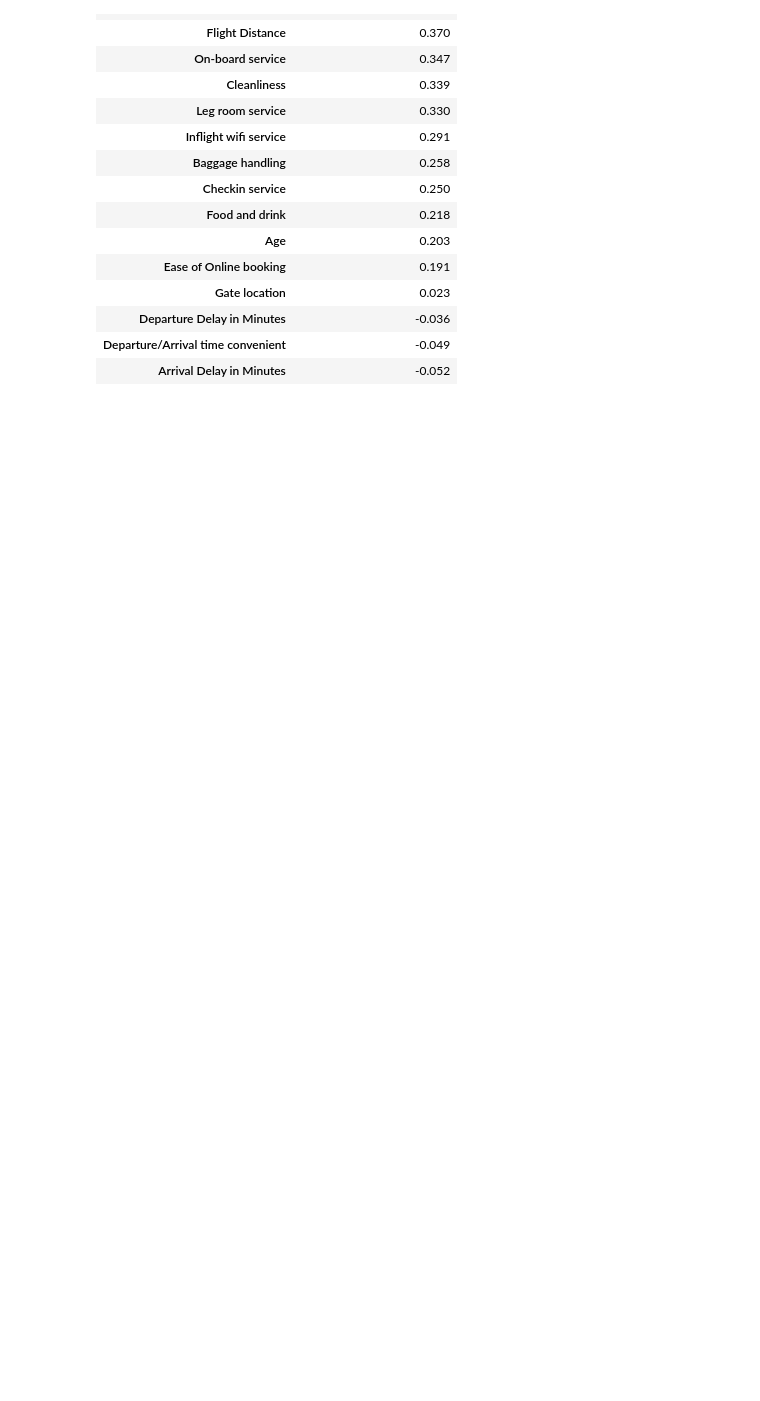
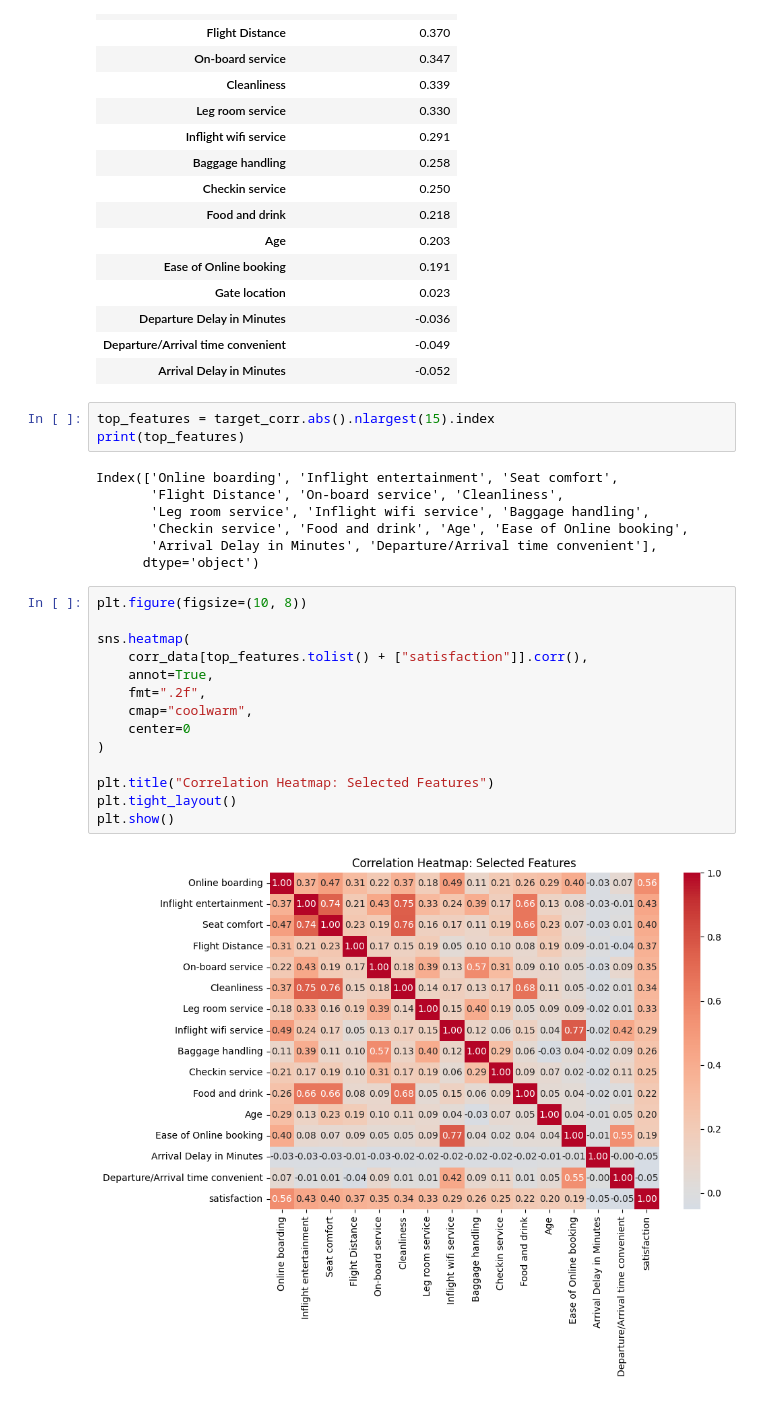
Before and after one commit to Aman-Sharma1812/Predicting-Airline-Satisfaction, a Jupyter notebook: predicting-airline-satisfaction.ipynb, the cells around one changed output. Cells and saved outputs as stored; diff of their text form; blank space fills up the shorter version.

Commit message:
Kaggle Notebook | Predicting Airline Satisfaction | Version 5

```diff
--- a/predicting-airline-satisfaction.ipynb
+++ b/predicting-airline-satisfaction.ipynb
@@ -335,3 +335,29 @@ display(target_corr.to_frame("Correlation with satisfaction").round(3))
 | Departure Delay in Minutes | -0.036 |
 | Departure/Arrival time convenient | -0.049 |
 | Arrival Delay in Minutes | -0.052 |
+# %%
+top_features = target_corr.abs().nlargest(15).index
+print(top_features)
+# %% [output]
+Index(['Online boarding', 'Inflight entertainment', 'Seat comfort',
+       'Flight Distance', 'On-board service', 'Cleanliness',
+       'Leg room service', 'Inflight wifi service', 'Baggage handling',
+       'Checkin service', 'Food and drink', 'Age', 'Ease of Online booking',
+       'Arrival Delay in Minutes', 'Departure/Arrival time convenient'],
+      dtype='object')
+# %%
+plt.figure(figsize=(10, 8))
+
+sns.heatmap(
+    corr_data[top_features.tolist() + ["satisfaction"]].corr(),
+    annot=True,
+    fmt=".2f",
+    cmap="coolwarm",
+    center=0
+)
+
+plt.title("Correlation Heatmap: Selected Features")
+plt.tight_layout()
+plt.show()
+# %% [output]
+[figure, added]
```
